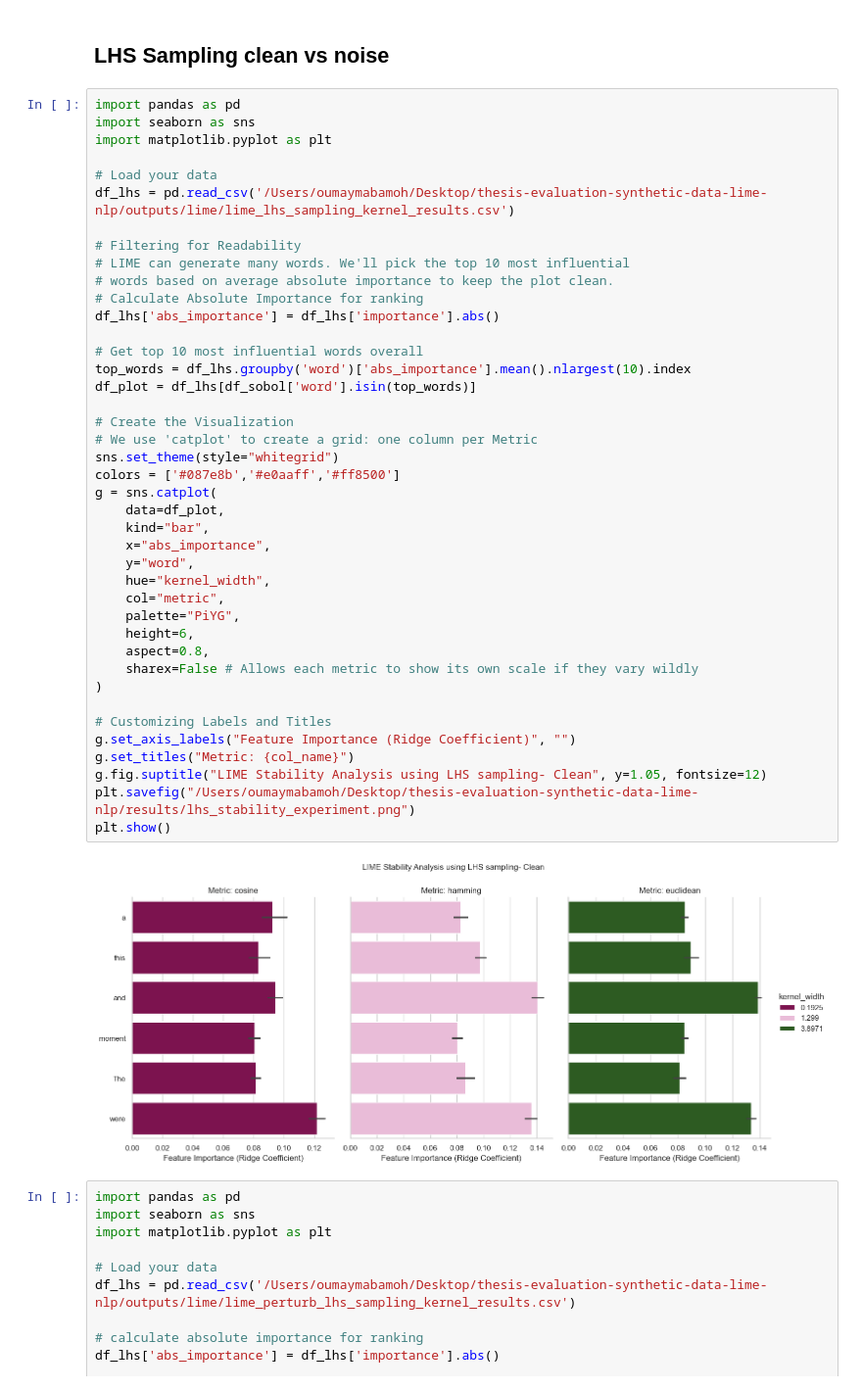
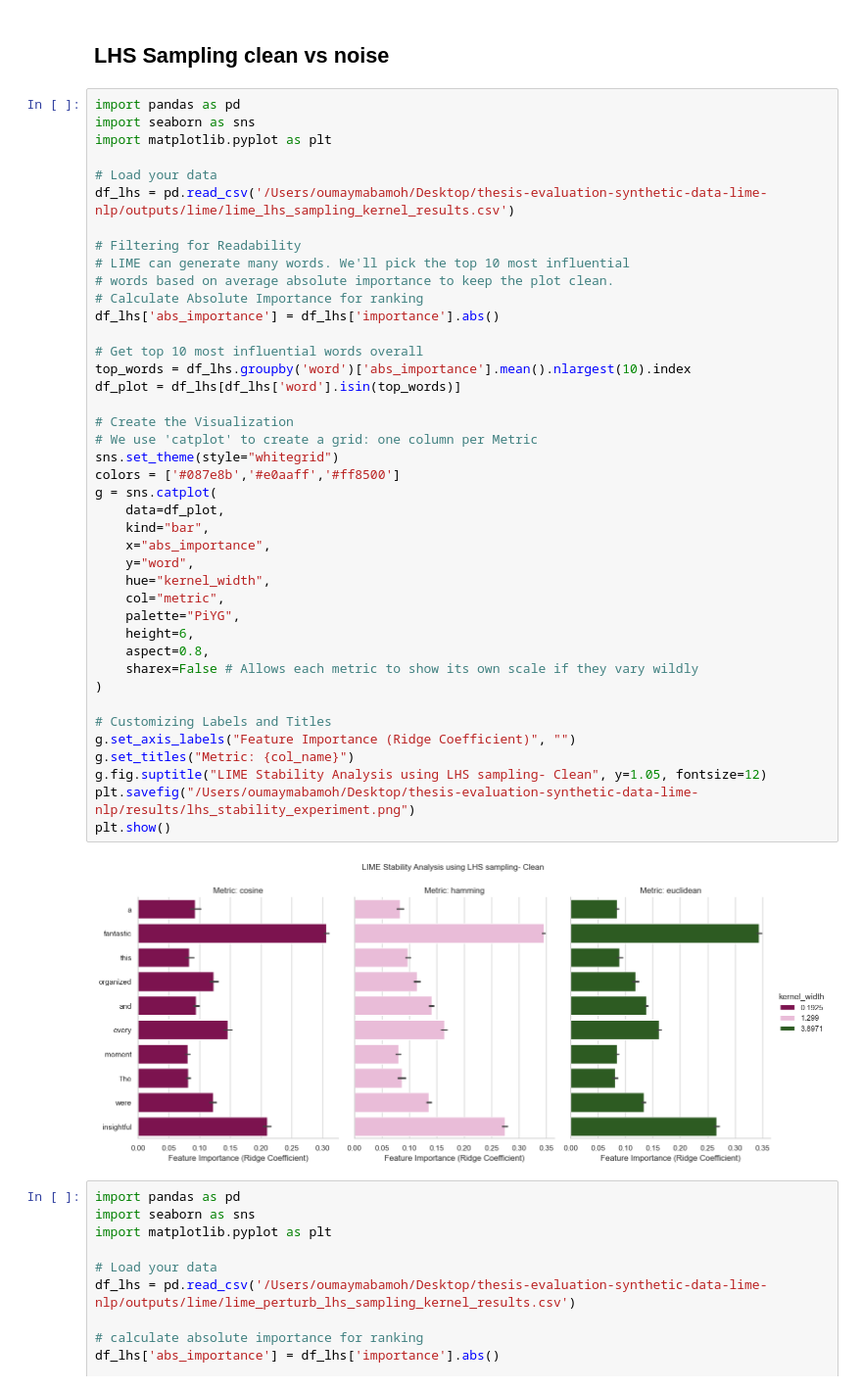
Before and after one commit to Oumaymabamoh/thesis-eval-synthetic-data-lime-nlp, a Jupyter notebook: results/LIME_evaluation.ipynb, the cells around one changed output. Shown at 98% size. Drawn from its saved outputs; the diff is of its cells as text.

```diff
--- a/results/LIME_evaluation.ipynb
+++ b/results/LIME_evaluation.ipynb
@@ -254,35 +254,35 @@ df_lhs = pd.read_csv('/Users/oumaymabamoh/Desktop/thesis-evaluation-synthetic-da
 # Calculate Absolute Importance for ranking
 df_lhs['abs_importance'] = df_lhs['importance'].abs()
 
 # Get top 10 most influential words overall
 top_words = df_lhs.groupby('word')['abs_importance'].mean().nlargest(10).index
-df_plot = df_lhs[df_sobol['word'].isin(top_words)]
+df_plot = df_lhs[df_lhs['word'].isin(top_words)]
 
 # Create the Visualization
 # We use 'catplot' to create a grid: one column per Metric
 sns.set_theme(style="whitegrid")
 colors = ['#087e8b','#e0aaff','#ff8500']
 g = sns.catplot(
     data=df_plot,
     kind="bar",
     x="abs_importance",
     y="word",
     hue="kernel_width",
     col="metric",
     palette="PiYG",
     height=6,
     aspect=0.8,
     sharex=False # Allows each metric to show its own scale if they vary wildly
 )
 
 # Customizing Labels and Titles
 g.set_axis_labels("Feature Importance (Ridge Coefficient)", "")
 g.set_titles("Metric: {col_name}")
 g.fig.suptitle("LIME Stability Analysis using LHS sampling- Clean", y=1.05, fontsize=12)
 plt.savefig("/Users/oumaymabamoh/Desktop/thesis-evaluation-synthetic-data-lime-nlp/results/lhs_stability_experiment.png")
 plt.show()
 # %% [output]
-[figure, old version]
+[figure, new version]
 # %%
 import pandas as pd
 import seaborn as sns
```
Also changed, not shown: parts of 3 cells of this notebook.
